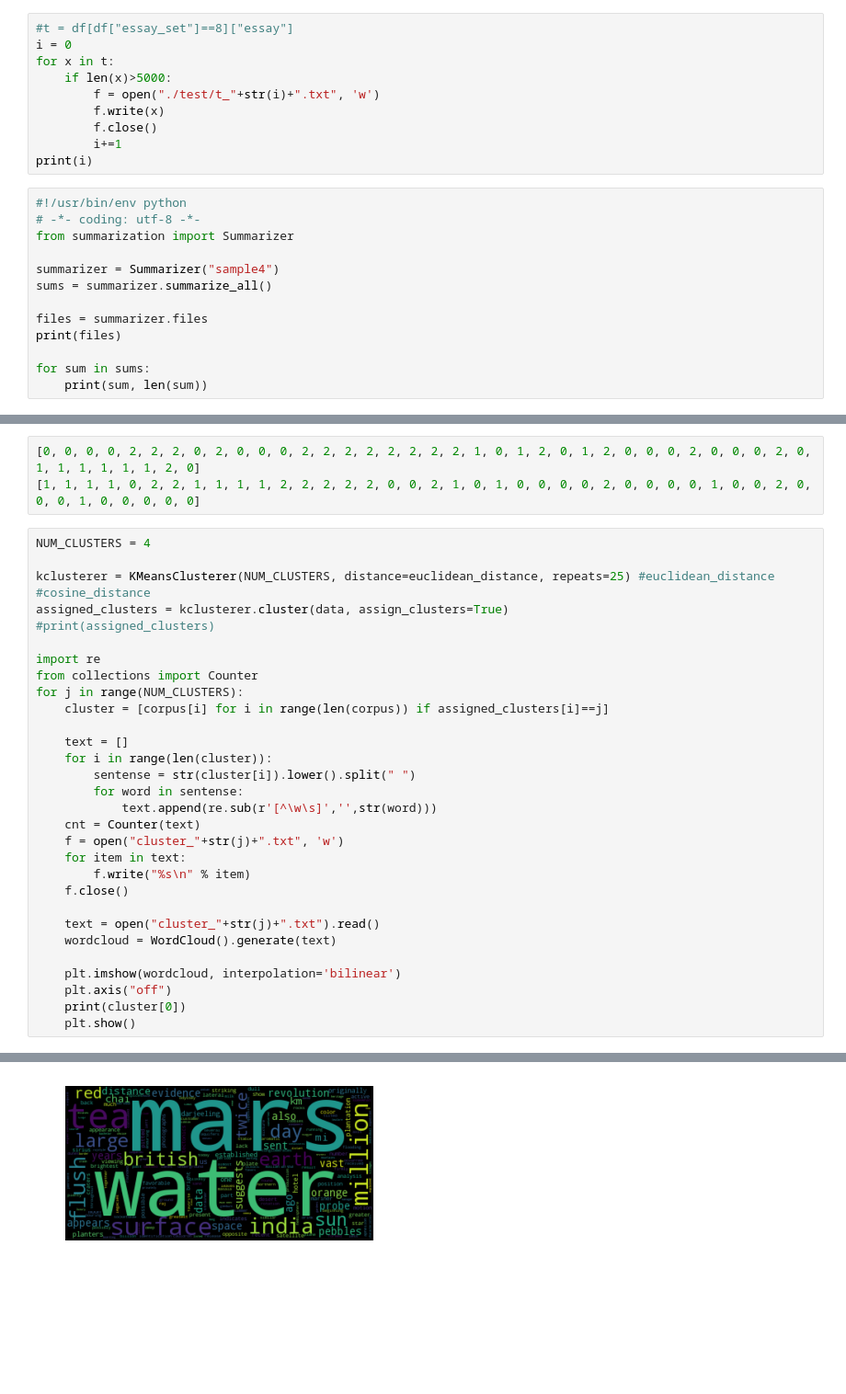
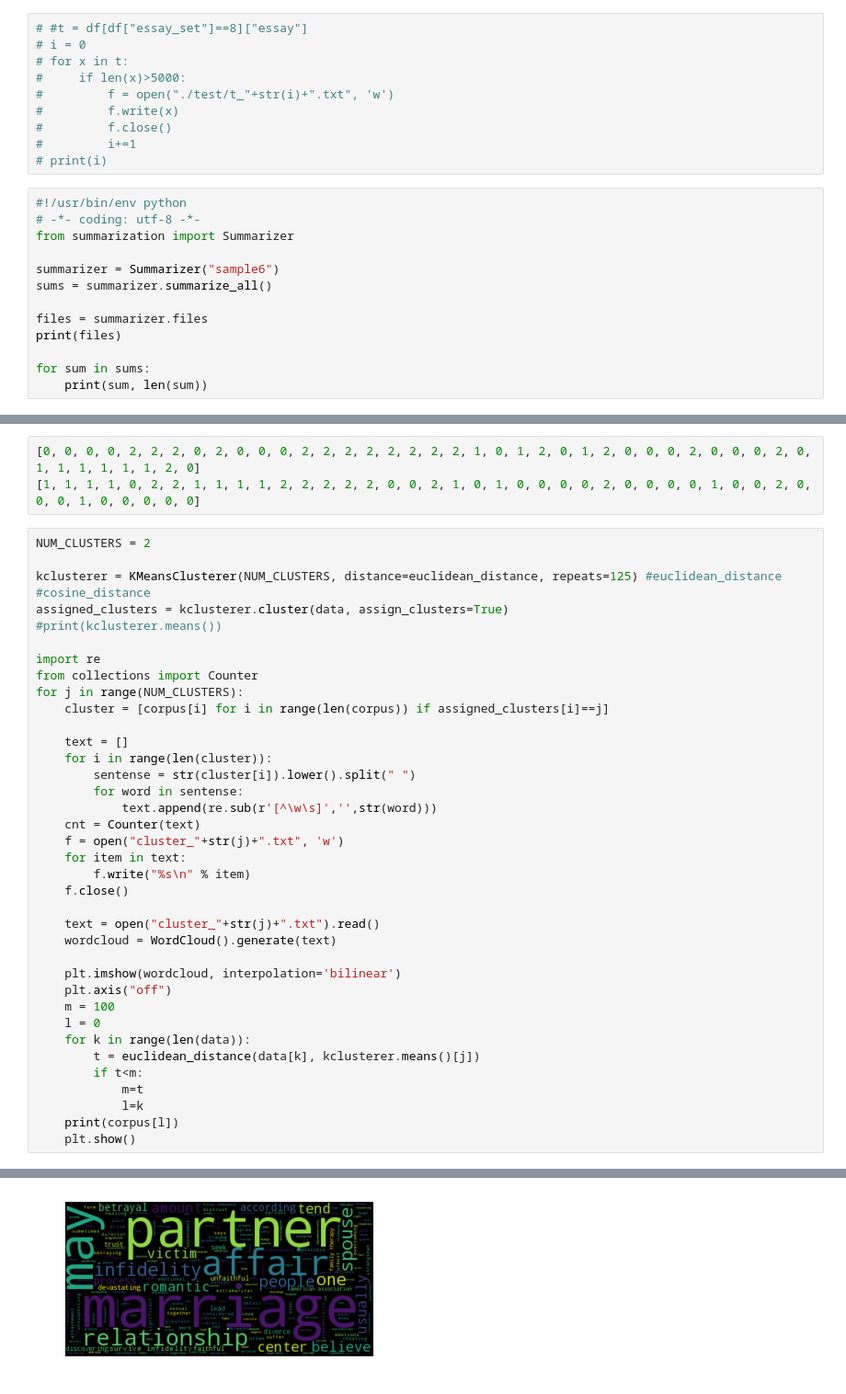
Before and after one commit to BelowzeroA/ComposeUniversity, a Jupyter notebook: DA.ipynb, the cells around one changed output, grey strips where cells are left out. Shown: that part at 92% size. Cells and saved outputs as stored; diff of their text form; blank space fills up the shorter version.

```diff
--- a/DA.ipynb
+++ b/DA.ipynb
@@ -19,19 +19,19 @@ df = pd.read_csv("training_set_rel3.tsv", sep="\t", encoding="ISO-8859-1")
 # %%
-#t = df[df["essay_set"]==8]["essay"]
-i = 0
-for x in t:
-    if len(x)>5000:
-        f = open("./test/t_"+str(i)+".txt", 'w')
-        f.write(x)
-        f.close()
-        i+=1
-print(i)
+# #t = df[df["essay_set"]==8]["essay"]
+# i = 0
+# for x in t:
+#     if len(x)>5000:
+#         f = open("./test/t_"+str(i)+".txt", 'w')
+#         f.write(x)
+#         f.close()
+#         i+=1
+# print(i)
 # %%
 #!/usr/bin/env python
 # -*- coding: utf-8 -*-
 from summarization import Summarizer
 
-summarizer = Summarizer("sample4")
+summarizer = Summarizer("sample6")
 sums = summarizer.summarize_all()
 
 files = summarizer.files
@@ -106,11 +107,11 @@ data = np.array(data)
 [0, 0, 0, 0, 2, 2, 2, 0, 2, 0, 0, 0, 2, 2, 2, 2, 2, 2, 2, 2, 1, 0, 1, 2, 0, 1, 2, 0, 0, 0, 2, 0, 0, 0, 2, 0, 1, 1, 1, 1, 1, 1, 2, 0]
 [1, 1, 1, 1, 0, 2, 2, 1, 1, 1, 1, 2, 2, 2, 2, 2, 0, 0, 2, 1, 0, 1, 0, 0, 0, 0, 2, 0, 0, 0, 0, 1, 0, 0, 2, 0, 0, 0, 1, 0, 0, 0, 0, 0]
 # %%
-NUM_CLUSTERS = 4
+NUM_CLUSTERS = 2
 
-kclusterer = KMeansClusterer(NUM_CLUSTERS, distance=euclidean_distance, repeats=25) #euclidean_distance #cosine_distance
+kclusterer = KMeansClusterer(NUM_CLUSTERS, distance=euclidean_distance, repeats=125) #euclidean_distance #cosine_distance
 assigned_clusters = kclusterer.cluster(data, assign_clusters=True)
-#print(assigned_clusters)
+#print(kclusterer.means())
 
 import re
 from collections import Counter
@@ -133,6 +134,13 @@ for j in range(NUM_CLUSTERS):
 
     plt.imshow(wordcloud, interpolation='bilinear')
     plt.axis("off")
-    print(cluster[0])
+    m = 100
+    l = 0
+    for k in range(len(data)):
+        t = euclidean_distance(data[k], kclusterer.means()[j])
+        if t<m:
+            m=t
+            l=k
+    print(corpus[l])
     plt.show()
 # %% [output]
@@ -142 +150 @@ Mars has a striking red appearance, and in its most favorable position for viewi
-[figure, old version]
+[figure, new version]
```
Also changed, not shown: parts of 9 cells of this notebook.
